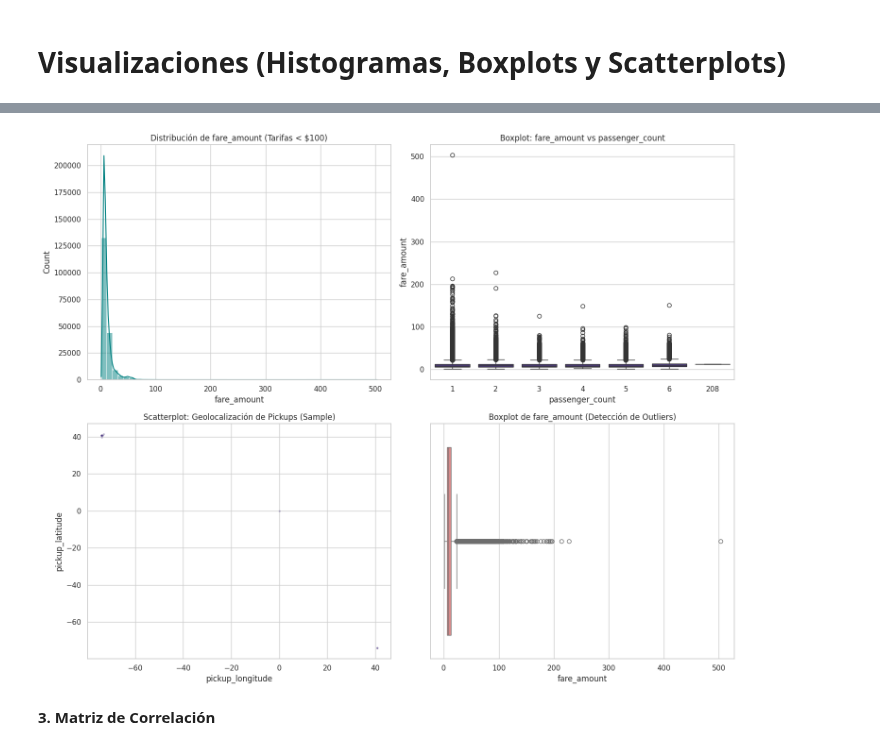
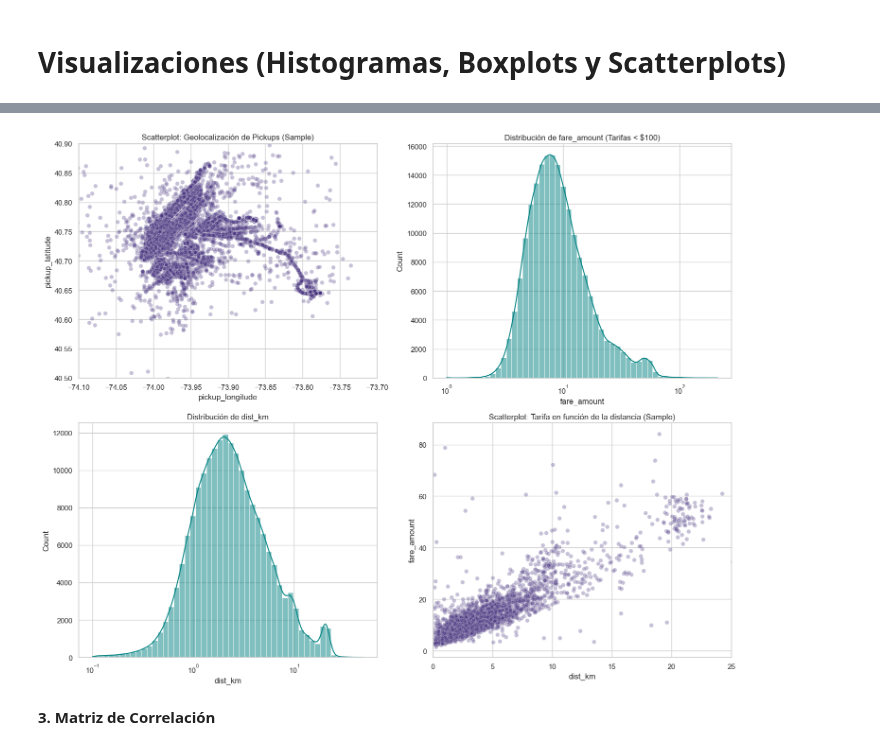
Before and after one commit to LucasD1az/AA1-TUIA-2026C1-Anianios-DiazCelauro-Tardugno, a Jupyter notebook: TP-regresion-AA1.ipynb, the cells around one changed output, grey strips where cells are left out. Cells and saved outputs as stored; diff of their text form; code cells hidden in the pictures.

```diff
--- a/TP-regresion-AA1.ipynb
+++ b/TP-regresion-AA1.ipynb
@@ -173,0 +187,8 @@ Porcentaje: 0.35400177000885
+# %%
+df=df[df["passenger_count"]<=6]
+
+pc0 = df[df["passenger_count"] == 0]
+
+print("Descripción de viajes con 0 pasajeros:")
+print("Cantidad:", len(pc0))
+print("Porcentaje:", len(pc0) / len(df) * 100)
@@ -367,0 +428,2 @@ Name: dist_km, dtype: float64
+# %%
+df_limpio=df_limpio[df_limpio["dist_km"]>=0.1]
@@ -367,0 +484,7 @@ Name: dist_km, dtype: float64
+# %%
+df_limpio = df_limpio[
+    (abs(df_limpio["pickup_longitude"]) >= 4) &
+    (abs(df_limpio["pickup_latitude"]) >= 4) &
+    (abs(df_limpio["dropoff_longitude"]) >= 4) &
+    (abs(df_limpio["dropoff_latitude"]) >= 4)
+]
@@ -368,4 +594,4 @@ Name: dist_km, dtype: float64
 # %% [markdown]
 # Visualizaciones (Histogramas, Boxplots y Scatterplots)
 # %%
-df_plot = df_limpio
+df_plot = df_limpio.copy()
@@ -372,28 +736,38 @@ df_plot = df_limpio
 # %%
 fig, axes = plt.subplots(2, 2, figsize=(15, 12))
 
+# Scatterplot mostrando la ubicación de pickup
+# Usamos un sample para no saturar el gráfico
+sns.scatterplot(x='pickup_longitude', y='pickup_latitude', data=df_final,#.sample(5000),
+                alpha=0.3, ax=axes[0, 0], s=40)
+axes[0, 0].set_title('Scatterplot: Geolocalización de Pickups (Sample)')
+axes[0, 0].set_xlim([-74.1,-73.7])
+axes[0, 0].set_ylim([40.5,40.9])
+
 # 1. Histograma: Distribución de la Tarifa
-sns.histplot(df_plot['fare_amount'], bins=50, kde=True, ax=axes[0, 0], color='teal')
-axes[0, 0].set_title('Distribución de fare_amount (Tarifas < $100)')
+sns.histplot(df_final['fare_amount'], bins=50, kde=True, ax=axes[0, 1], color='teal', log_scale=True)
+axes[0, 1].set_title('Distribución de fare_amount (Tarifas < $100)')
+
+# 2. Histograma: Distribución de la distancia
+sns.histplot(df_final['dist_km'], bins=50, kde=True, ax=axes[1, 0], color='teal', log_scale=True)
+axes[1, 0].set_title('Distribución de dist_km')
 
 # 2. Boxplot: Tarifa por cantidad de pasajeros
-sns.boxplot(x='passenger_count', y='fare_amount', data=df_plot, ax=axes[0, 1])
-axes[0, 1].set_title('Boxplot: fare_amount vs passenger_count')
-
-# 3. Scatterplot: Relación entre ubicación (Pickup)
-# Usamos un sample para no saturar el gráfico
-sns.scatterplot(x='pickup_longitude', y='pickup_latitude', data=df_plot.sample(5000),
-                alpha=0.3, ax=axes[1, 0], s=10)
-axes[1, 0].set_title('Scatterplot: Geolocalización de Pickups (Sample)')
+#sns.boxplot(x='passenger_count', y='fare_amount', data=df_plot, ax=axes[1, 0])
+#axes[1, 0].set_title('Boxplot: fare_amount vs passenger_count')
 
 # 4. Boxplot: Detección de outliers en fare_amount
-sns.boxplot(x=df_plot['fare_amount'], ax=axes[1, 1], color='lightcoral')
-axes[1, 1].set_title('Boxplot de fare_amount (Detección de Outliers)')
+#sns.boxplot(x=df_plot['fare_amount'], ax=axes[1, 1], color='lightcoral')
+#axes[1, 1].set_title('Boxplot de fare_amount (Detección de Outliers)')
+sns.scatterplot(x='dist_km', y='fare_amount', data=df_final.sample(5000),
+                alpha=0.3, ax=axes[1, 1], s=40)
+axes[1, 1].set_title('Scatterplot: Tarifa en función de la distancia (Sample)')
+axes[1, 1].set_xlim([0,25])
 
 plt.tight_layout()
 plt.show()
 # %% [output]
-[figure, old version]
+[figure, new version]
 # %% [markdown]
 **3. Matriz de Correlación**
 # %%
```
Also changed, not shown: parts of 45 cells of this notebook.
